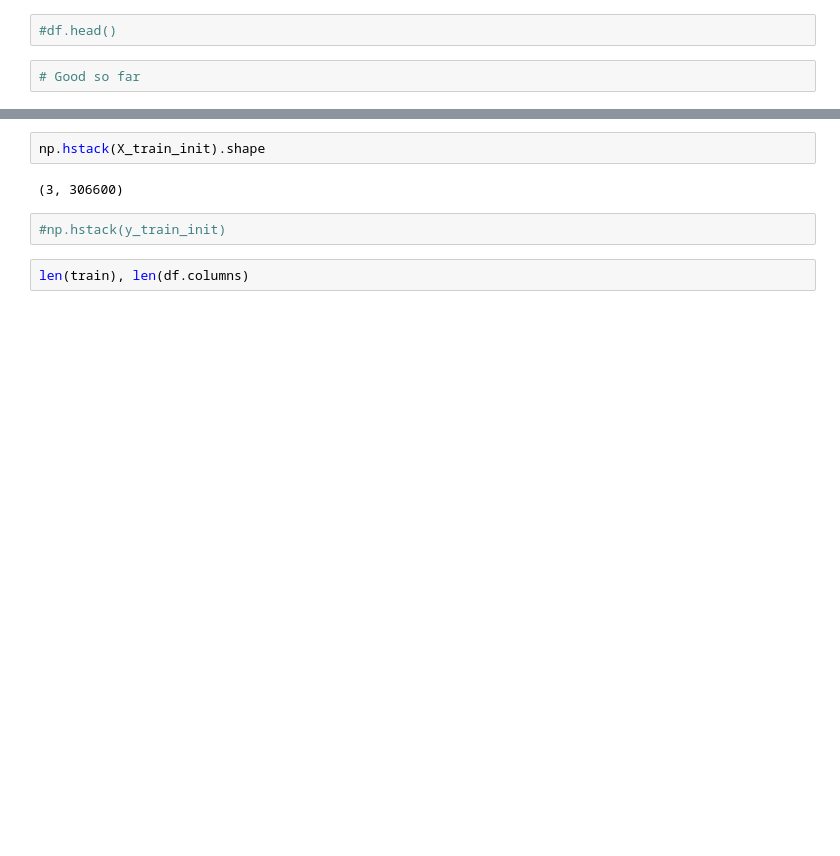
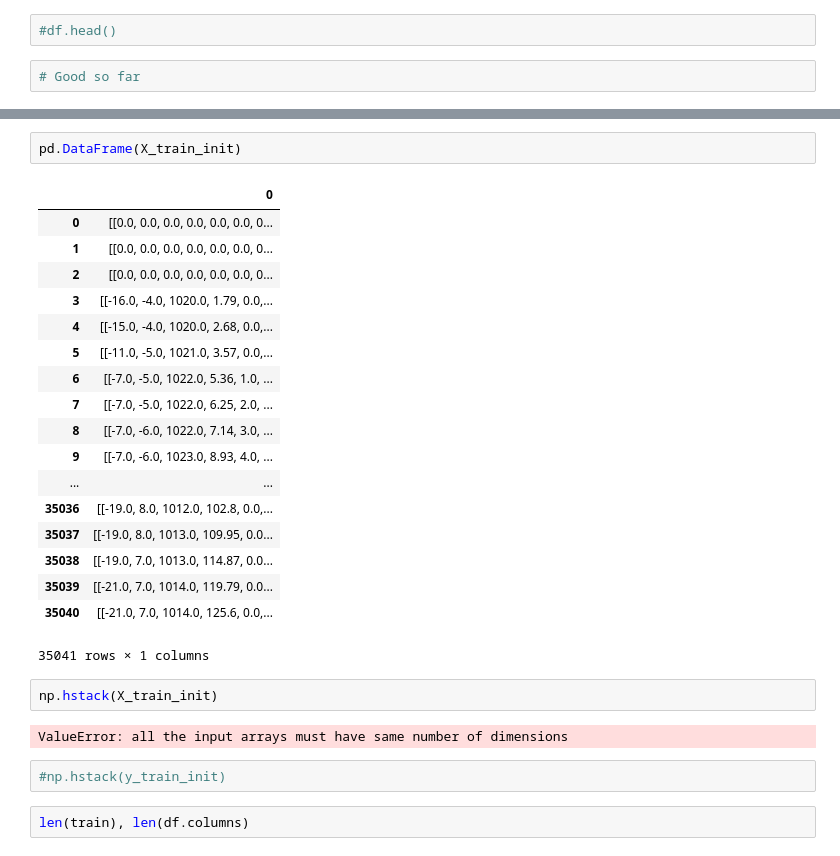
Before and after one commit to vikmreddy/deep-air, a Jupyter notebook: keras_gpu_pollution_out_large_data.ipynb, the cells around one changed output, grey strips where cells are left out. Cells and saved outputs as stored; diff of their text form; blank space fills up the shorter version.

```diff
--- a/keras_gpu_pollution_out_large_data.ipynb
+++ b/keras_gpu_pollution_out_large_data.ipynb
@@ -296,7 +402,28 @@ y_train = np.hstack(y_train_init).reshape(len(train),
+# %%
+pd.DataFrame(X_train_init)
+# %% [output]
+|  | 0 |
+| 0 | [[0.0, 0.0, 0.0, 0.0, 0.0, 0.0, 0... |
+| 1 | [[0.0, 0.0, 0.0, 0.0, 0.0, 0.0, 0... |
+| 2 | [[0.0, 0.0, 0.0, 0.0, 0.0, 0.0, 0... |
+| 3 | [[-16.0, -4.0, 1020.0, 1.79, 0.0,... |
+| 4 | [[-15.0, -4.0, 1020.0, 2.68, 0.0,... |
+| 5 | [[-11.0, -5.0, 1021.0, 3.57, 0.0,... |
+| 6 | [[-7.0, -5.0, 1022.0, 5.36, 1.0, ... |
+| 7 | [[-7.0, -5.0, 1022.0, 6.25, 2.0, ... |
+| 8 | [[-7.0, -6.0, 1022.0, 7.14, 3.0, ... |
+| 9 | [[-7.0, -6.0, 1023.0, 8.93, 4.0, ... |
+| ... | ... |
+| 35036 | [[-19.0, 8.0, 1012.0, 102.8, 0.0,... |
+| 35037 | [[-19.0, 8.0, 1013.0, 109.95, 0.0... |
+| 35038 | [[-19.0, 7.0, 1013.0, 114.87, 0.0... |
+| 35039 | [[-21.0, 7.0, 1014.0, 119.79, 0.0... |
+| 35040 | [[-21.0, 7.0, 1014.0, 125.6, 0.0,... |
+35041 rows × 1 columns
 # %%
-np.hstack(X_train_init).shape
+np.hstack(X_train_init)
 # %% [output]
-(3, 306600)
+ValueError: all the input arrays must have same number of dimensions
 # %%
 #np.hstack(y_train_init)
 # %%
```
Also changed, not shown: parts of 34 cells of this notebook.
